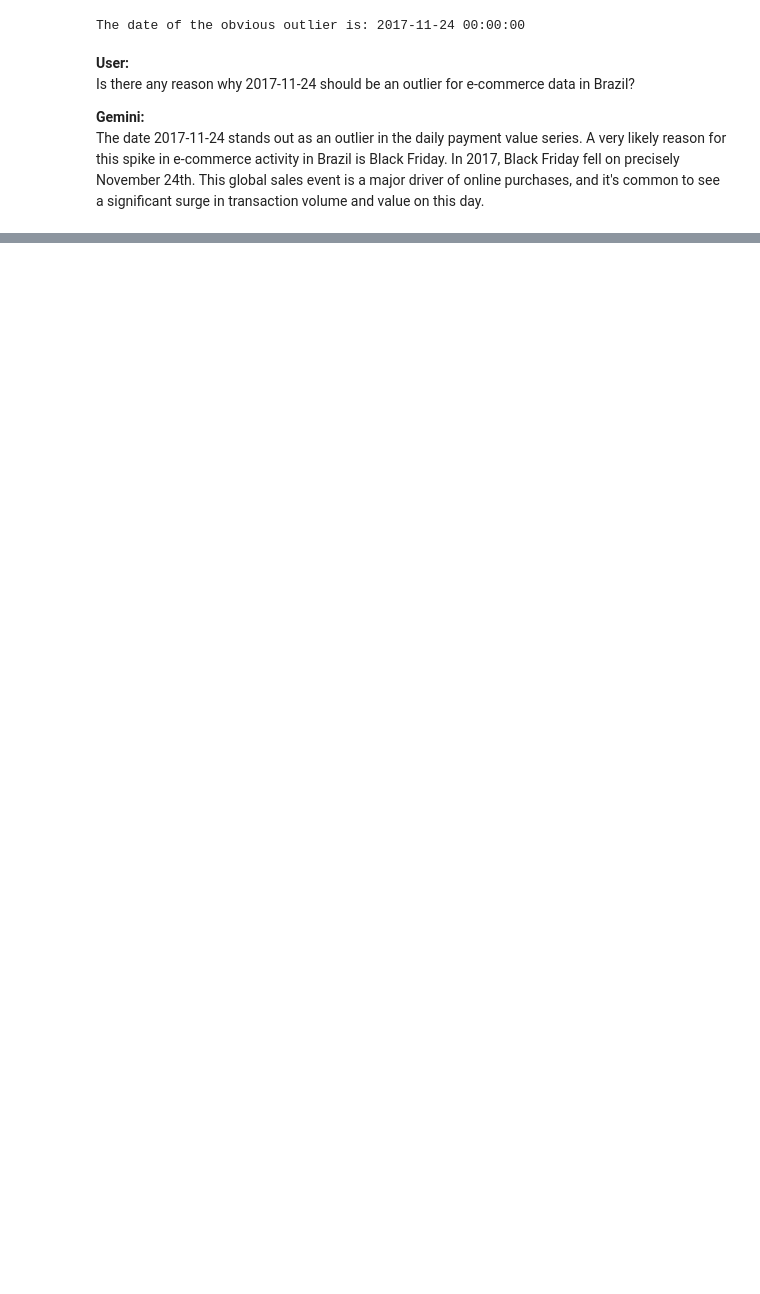
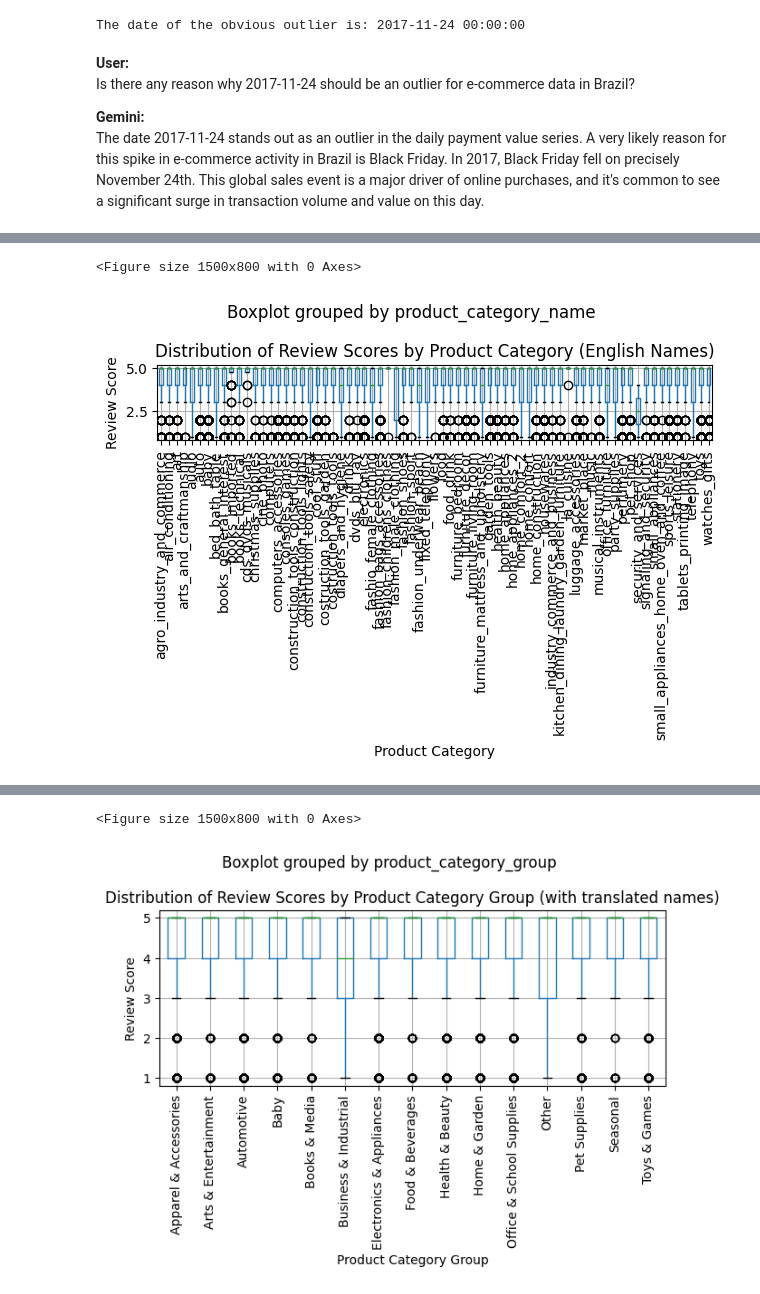
Before and after one commit to fsansegundo/Herramientas_IA_analisis_datos, a Jupyter notebook: EDA_with_gemini.ipynb, the cells around one changed output, grey strips where cells are left out. Saved outputs shown, nothing was run; the diff lists cells and outputs as text; code cells hidden in the pictures; blank space fills up the shorter version.

```diff
--- a/EDA_with_gemini.ipynb
+++ b/EDA_with_gemini.ipynb
@@ -856,0 +1031,68 @@ The date 2017-11-24 stands out as an outlier in the daily payment value series.
+# %%
+# prompt: I think that there is a problem with the category mapping, because you are  only using English category names, while many of the categories have Portuguese names. Please use the product_category_name_translation.csv file to first translate all Portuguese category names to English and then repeat the analysis.
+
+import pandas as pd
+import matplotlib.pyplot as plt
+# Load the product category name translation file
+product_category_translation = pd.read_csv('data/product_category_name_translation.csv')
+
+# Create a dictionary for mapping Portuguese names to English names
+category_translation_dict = product_category_translation.set_index('product_category_name')['product_category_name_english'].to_dict()
+
+# Merge order_items with products to get product category information
+items_with_category = pd.merge(order_items, products[['product_id', 'product_category_name']], on='product_id', how='left')
+
+# Translate the Portuguese category names to English
+items_with_category['product_category_name'] = items_with_category['product_category_name'].map(category_translation_dict)
+
+# Merge the result with the combined reviews/orders/customers/payments dataframe
+# We need to link by order_id
+reviews_with_category_and_score = pd.merge(reviews_with_customer_id, items_with_category[['order_id', 'product_category_name']], on='order_id', how='left')
+
+# Drop duplicate rows that might have been introduced by multiple items in an order
+reviews_with_category_and_score = reviews_with_category_and_score.drop_duplicates(subset=['review_id'])
+
+# Analyze the distribution of review scores per product category (now in English)
+# Group by product category and get descriptive statistics of review_score
+review_score_distribution = reviews_with_category_and_score.groupby('product_category_name')['review_score'].describe()
+
+print("\nDistribution of Review Scores Across Different Product Categories (English Names):")
+print(review_score_distribution)
+
+# You can also visualize this distribution
+plt.figure(figsize=(15, 8))
+reviews_with_category_and_score.boxplot(column='review_score', by='product_category_name')
+plt.title('Distribution of Review Scores by Product Category (English Names)')
+plt.xlabel('Product Category')
+plt.ylabel('Review Score')
+plt.xticks(rotation=90)
+plt.tight_layout()
+plt.show()
+
+# Now, you can proceed with the grouping if desired, using the translated names.
+# The category_mapping dictionary should ideally use the English names.
+# For now, let's re-apply the previous grouping logic using the English category names.
+# Note: You might want to update the `category_mapping` dictionary with English keys
+# based on the translated category names for more accurate grouping.
+
+# Re-apply the mapping to create a new 'product_category_group' column with translated names
+# Ensure that the keys in category_mapping match the translated category names.
+# If a translated category name is not in the original category_mapping, it will be mapped to 'Other'.
+reviews_with_category_and_score['product_category_group'] = reviews_with_category_and_score['product_category_name'].map(category_mapping).fillna('Other') # Map missing categories to 'Other'
+
+# Analyze the distribution of review scores per product category group (with translated names)
+review_score_group_distribution = reviews_with_category_and_score.groupby('product_category_group')['review_score'].describe()
+
+print("\nDistribution of Review Scores Across Different Product Category Groups (with translated names):")
+print(review_score_group_distribution)
+
+# Visualize this distribution using boxplots for the grouped categories (with translated names)
+plt.figure(figsize=(15, 8))
+reviews_with_category_and_score.boxplot(column='review_score', by='product_category_group')
+plt.title('Distribution of Review Scores by Product Category Group (with translated names)')
+plt.xlabel('Product Category Group')
+plt.ylabel('Review Score')
+plt.xticks(rotation=90)
+plt.tight_layout()
+plt.show()
+# %% [output]
@@ -856,0 +1116,2 @@ The date 2017-11-24 stands out as an outlier in the daily payment value series.
+<Figure size 1500x800 with 0 Axes>
+[figure, added]
@@ -856,0 +1136,2 @@ The date 2017-11-24 stands out as an outlier in the daily payment value series.
+<Figure size 1500x800 with 0 Axes>
+[figure, added]
```
Also changed, not shown: parts of 27 cells of this notebook.
